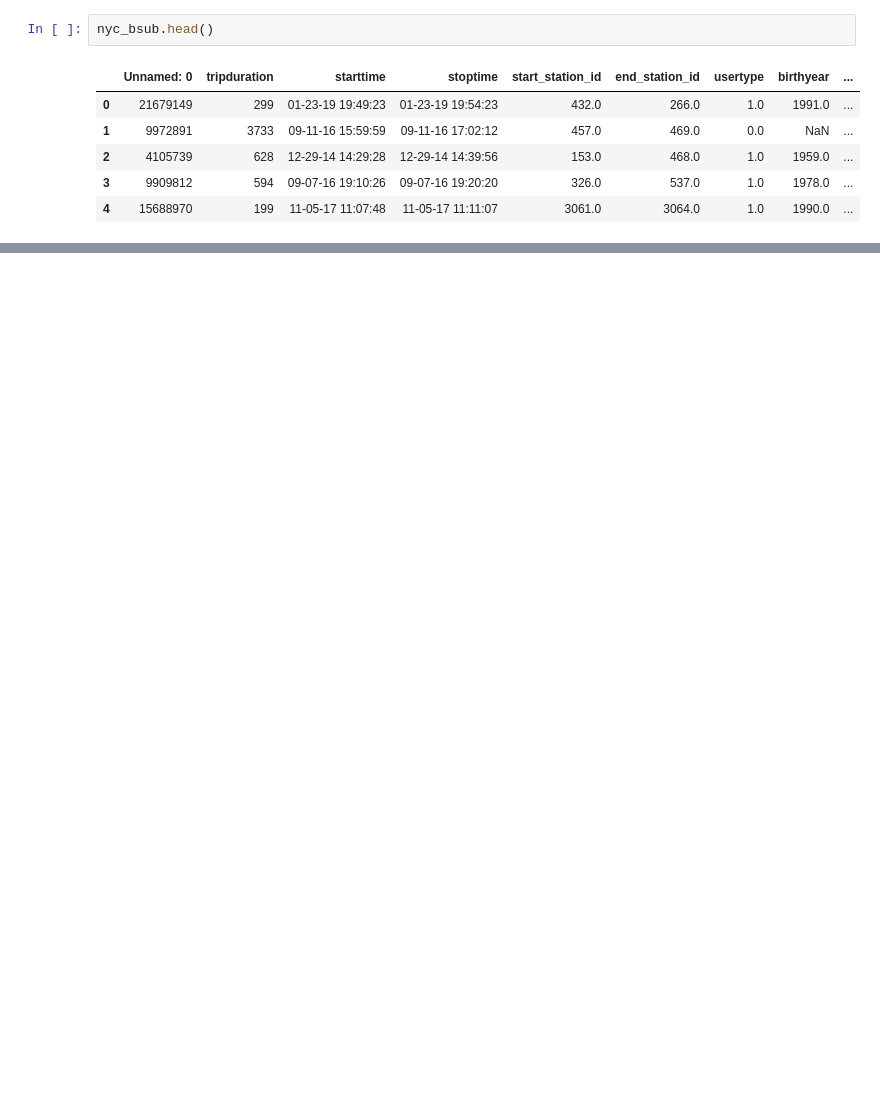
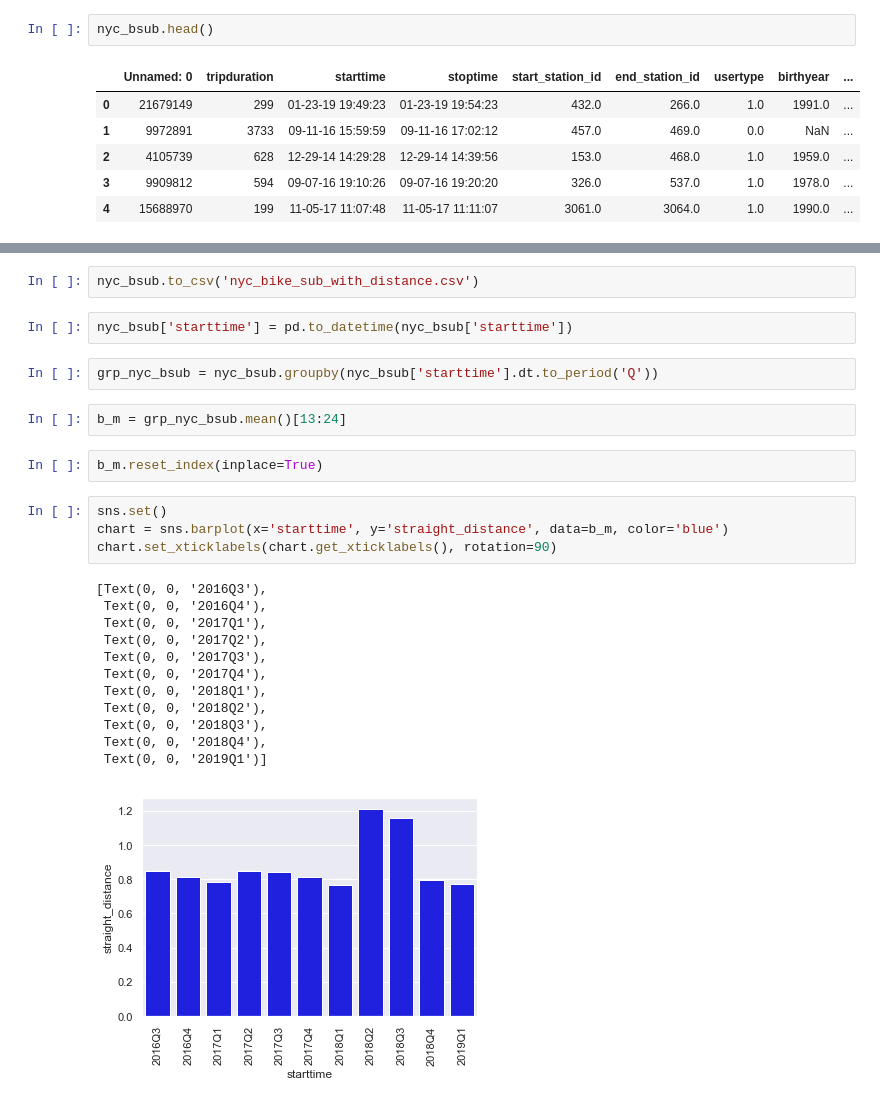
Before and after one commit to fpervaiz/LondonSpringDatathon2020, a Jupyter notebook: bike_analysis.ipynb, the cells around one changed output, grey strips where cells are left out. Saved outputs shown, nothing was run; the diff lists cells and outputs as text; blank space fills up the shorter version.

```diff
--- a/bike_analysis.ipynb
+++ b/bike_analysis.ipynb
@@ -33,0 +105,27 @@ nyc_bsub.head()
+# %%
+nyc_bsub.to_csv('nyc_bike_sub_with_distance.csv')
+# %%
+nyc_bsub['starttime'] = pd.to_datetime(nyc_bsub['starttime'])
+# %%
+grp_nyc_bsub = nyc_bsub.groupby(nyc_bsub['starttime'].dt.to_period('Q'))
+# %%
+b_m = grp_nyc_bsub.mean()[13:24]
+# %%
+b_m.reset_index(inplace=True)
+# %%
+sns.set()
+chart = sns.barplot(x='starttime', y='straight_distance', data=b_m, color='blue')
+chart.set_xticklabels(chart.get_xticklabels(), rotation=90)
+# %% [output]
+[Text(0, 0, '2016Q3'),
+ Text(0, 0, '2016Q4'),
+ Text(0, 0, '2017Q1'),
+ Text(0, 0, '2017Q2'),
+ Text(0, 0, '2017Q3'),
+ Text(0, 0, '2017Q4'),
+ Text(0, 0, '2018Q1'),
+ Text(0, 0, '2018Q2'),
+ Text(0, 0, '2018Q3'),
+ Text(0, 0, '2018Q4'),
+ Text(0, 0, '2019Q1')]
+[figure, added]
```
Also changed, not shown: parts of 8 cells of this notebook, 6 other files.
